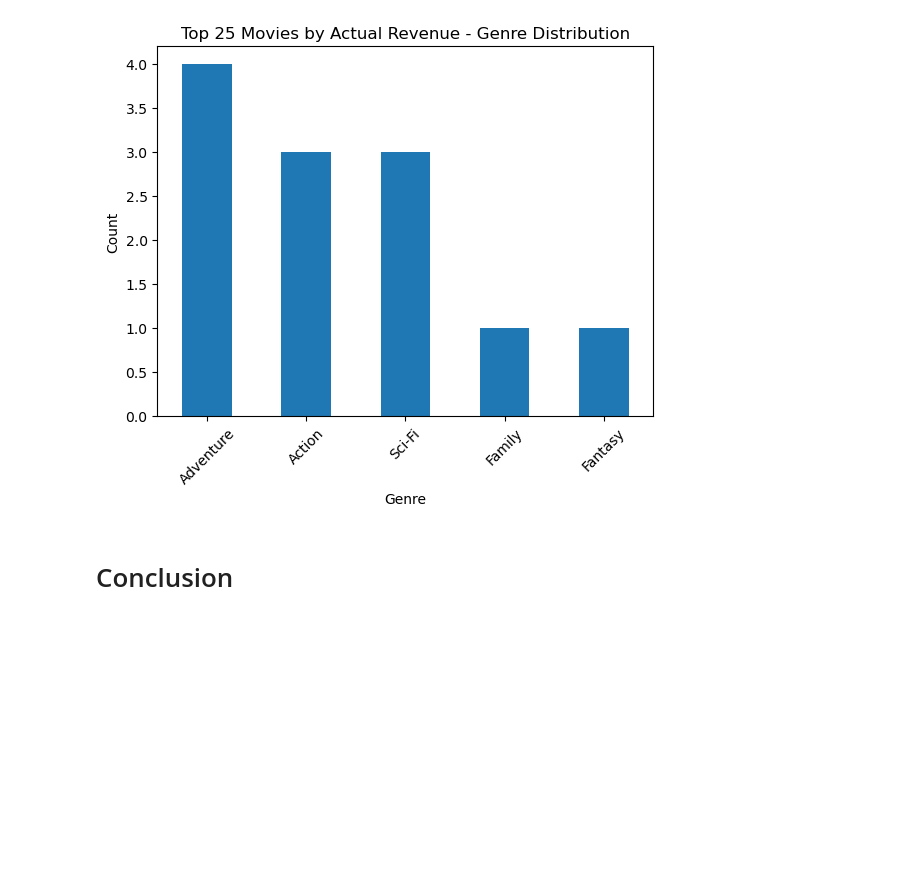
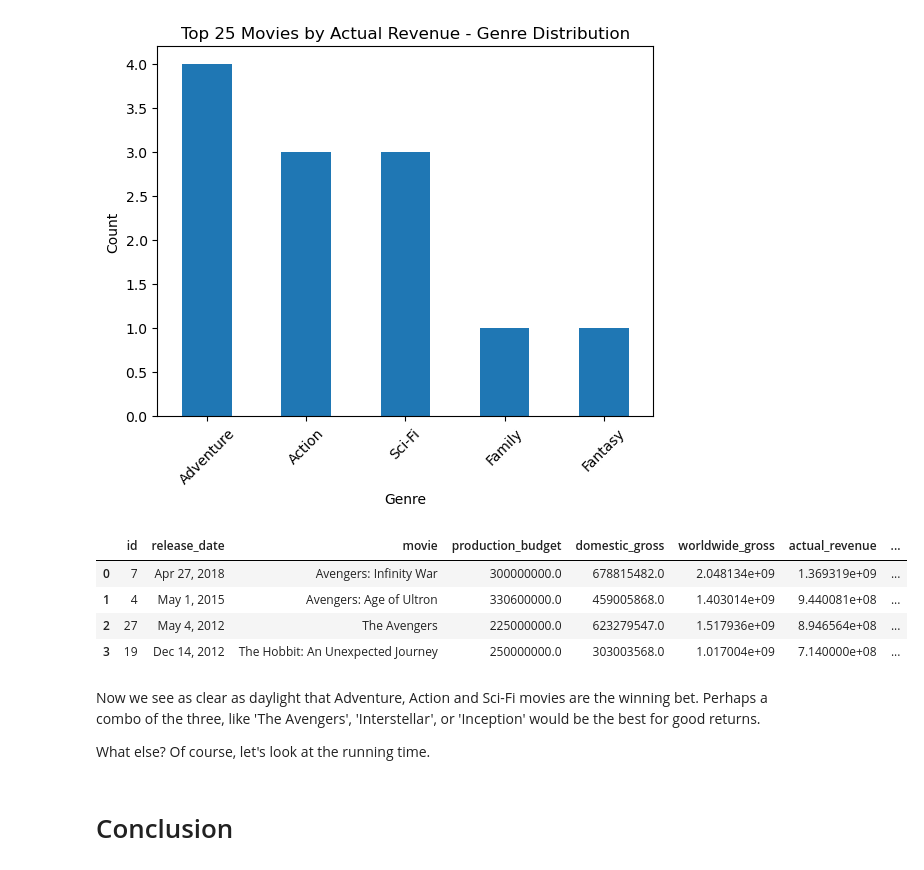
Before and after one commit to rafvrab/Microsoft_Film_Proposal, a Jupyter notebook: Notebook.ipynb, the cells around one changed output. Drawn from its saved outputs; the diff is of its cells as text; code cells hidden in the pictures; blank space fills up the shorter version.

```diff
--- a/Notebook.ipynb
+++ b/Notebook.ipynb
@@ -612,6 +628,19 @@ genre_counts.plot(kind="bar", xlabel="Genre", ylabel="Count", title="Top 25 Movi
 plt.xticks(rotation=45);
 # %% [output]
 [figure]
+# %%
+# I think something is wrong, there are only 4 films in our merged dataframe.
+df_merged
+# %% [output]
+|  | id | release_date | movie | production_budget | domestic_gross | worldwide_gross | actual_revenue | ... |
+| 0 | 7 | Apr 27, 2018 | Avengers: Infinity War | 300000000.0 | 678815482.0 | 2.048134e+09 | 1.369319e+09 | ... |
+| 1 | 4 | May 1, 2015 | Avengers: Age of Ultron | 330600000.0 | 459005868.0 | 1.403014e+09 | 9.440081e+08 | ... |
+| 2 | 27 | May 4, 2012 | The Avengers | 225000000.0 | 623279547.0 | 1.517936e+09 | 8.946564e+08 | ... |
+| 3 | 19 | Dec 14, 2012 | The Hobbit: An Unexpected Journey | 250000000.0 | 303003568.0 | 1.017004e+09 | 7.140000e+08 | ... |
+# %% [markdown]
+Now we see as clear as daylight that Adventure, Action and Sci-Fi movies are the winning bet.  Perhaps a combo of the three, like 'The Avengers', 'Interstellar', or 'Inception' would be the best for good returns.
+
+What else? Of course, let's look at the running time.
 # %% [markdown]
 # Conclusion
 # %% [markdown]
```
Also changed, not shown: parts of 4 cells of this notebook.
